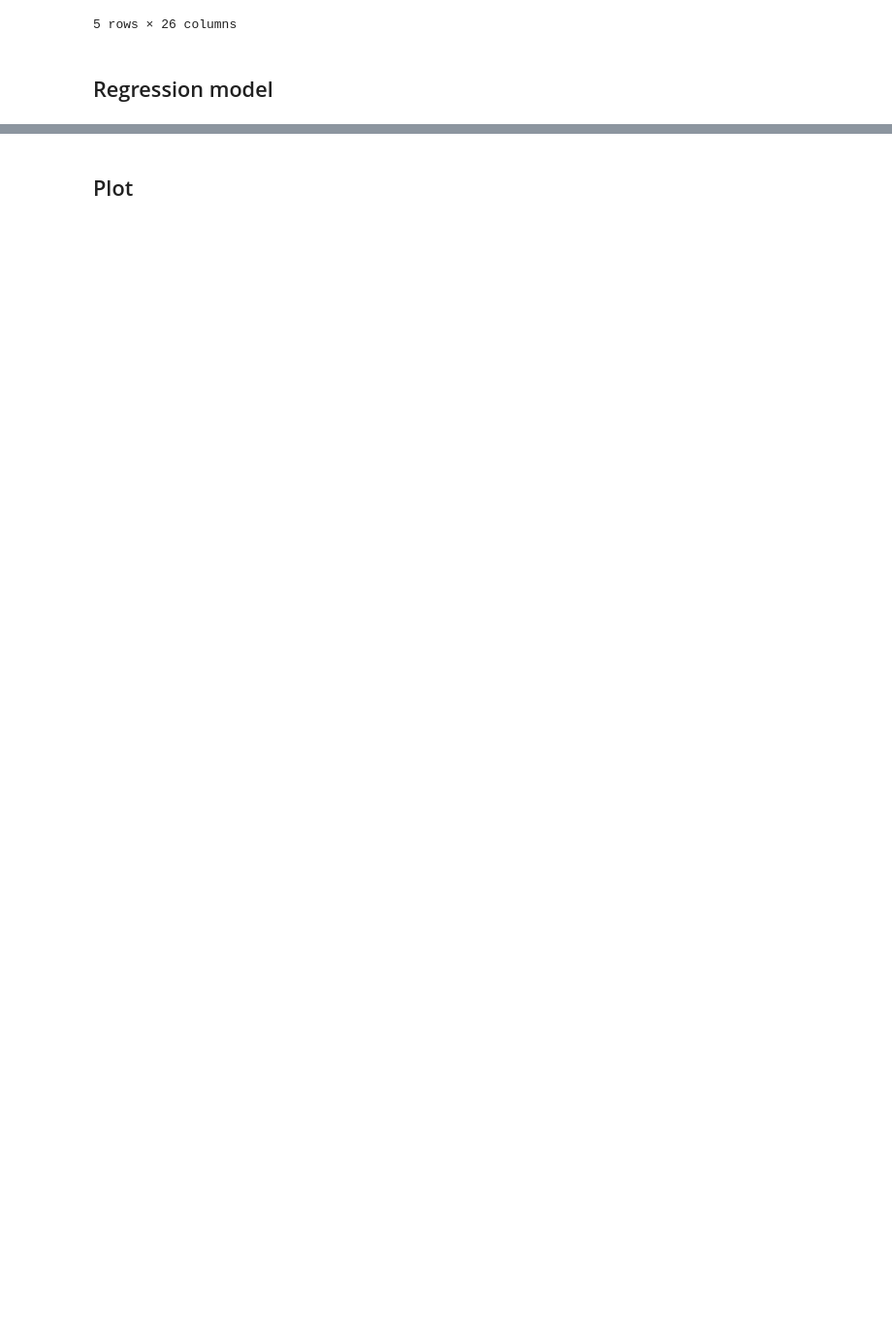
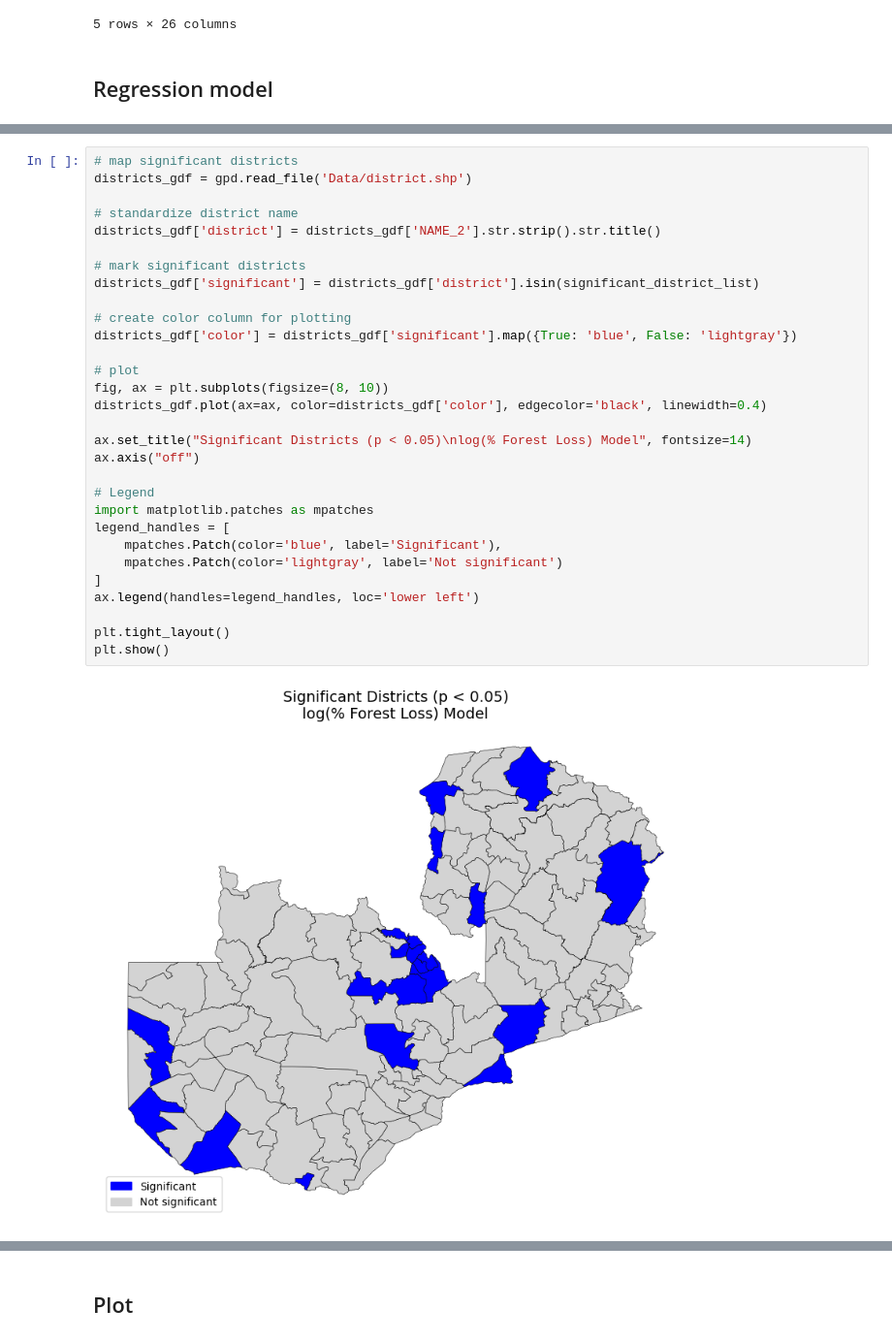
Before and after one commit to annamwaller/zambia, a Jupyter notebook: final/Statistical_Modeling.ipynb, the cells around one changed output, grey strips where cells are left out. Shown at 97% size. Drawn from its saved outputs; the diff is of its cells as text; blank space fills up the shorter version.

```diff
--- a/final/Statistical_Modeling.ipynb
+++ b/final/Statistical_Modeling.ipynb
@@ -131 +154,33 @@ Notes:
 strong multicollinearity problems or that the design matrix is singular.
+# %%
+# map significant districts
+districts_gdf = gpd.read_file('Data/district.shp')
+
+# standardize district name
+districts_gdf['district'] = districts_gdf['NAME_2'].str.strip().str.title()
+
+# mark significant districts
+districts_gdf['significant'] = districts_gdf['district'].isin(significant_district_list)
+
+# create color column for plotting
+districts_gdf['color'] = districts_gdf['significant'].map({True: 'blue', False: 'lightgray'})
+
+# plot
+fig, ax = plt.subplots(figsize=(8, 10))
+districts_gdf.plot(ax=ax, color=districts_gdf['color'], edgecolor='black', linewidth=0.4)
+
+ax.set_title("Significant Districts (p < 0.05)\nlog(% Forest Loss) Model", fontsize=14)
+ax.axis("off")
+
+# Legend
+import matplotlib.patches as mpatches
+legend_handles = [
+    mpatches.Patch(color='blue', label='Significant'),
+    mpatches.Patch(color='lightgray', label='Not significant')
+]
+ax.legend(handles=legend_handles, loc='lower left')
+
+plt.tight_layout()
+plt.show()
+# %% [output]
+[figure, added]
```
Also changed, not shown: parts of 9 cells of this notebook.
